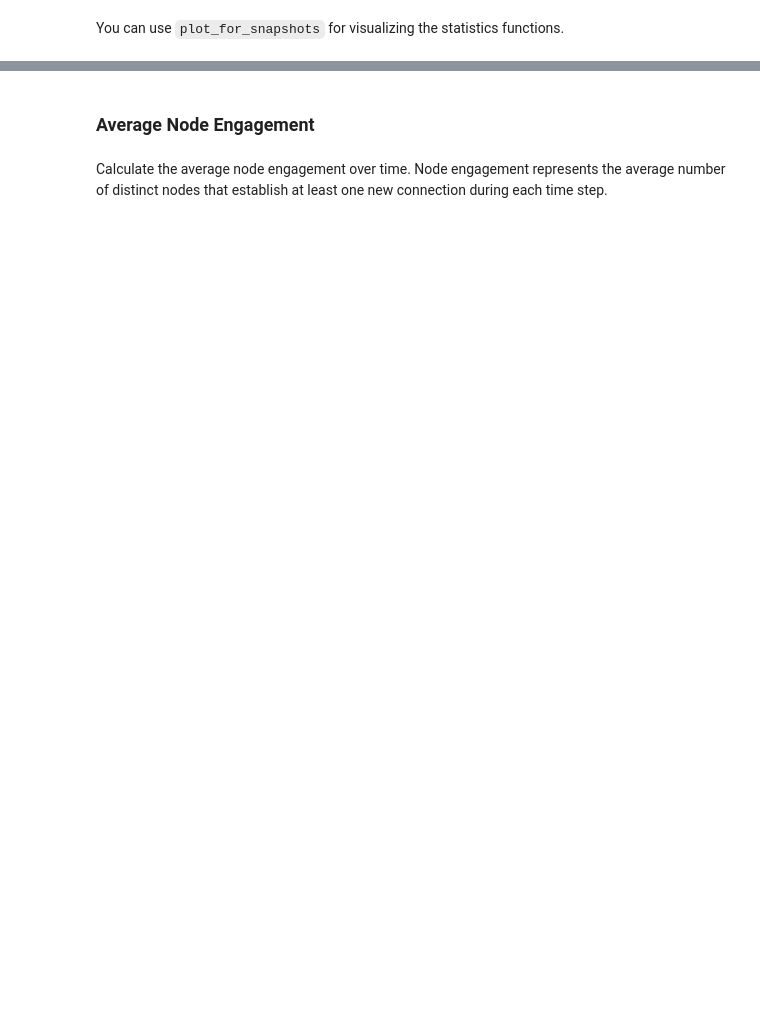
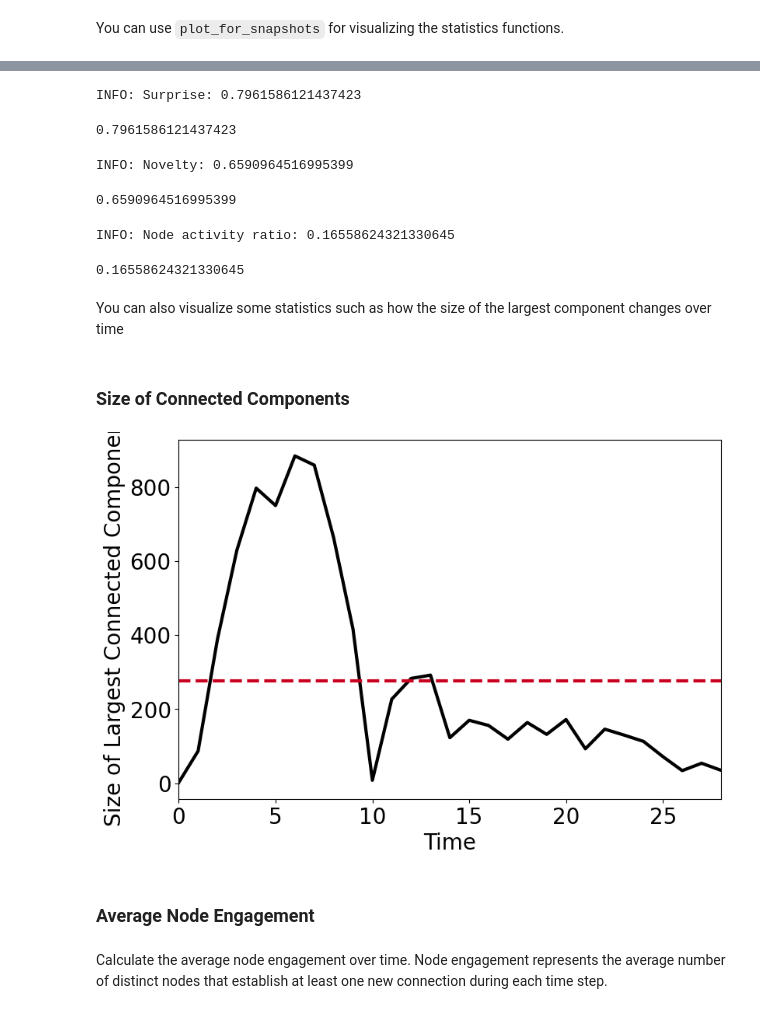
Before and after one commit to ComplexData-MILA/TGX, a Jupyter notebook: docs/tutorials/data_viz_stats.ipynb, the cells around one changed output, grey strips where cells are left out. Saved outputs shown, nothing was run; the diff lists cells and outputs as text; code cells hidden in the pictures; blank space fills up the shorter version.

```diff
--- a/docs/tutorials/data_viz_stats.ipynb
+++ b/docs/tutorials/data_viz_stats.ipynb
@@ -150,3 +187,29 @@
+# %%
+tgx.get_surprise(ctdg, test_ratio=test_ratio)
+# %% [output]
+INFO: Surprise: 0.7961586121437423
+0.7961586121437423
+# %%
+tgx.get_novelty(dtdg)
+# %% [output]
+INFO: Novelty: 0.6590964516995399
+0.6590964516995399
+# %%
+tgx.get_avg_node_activity(dtdg)
+# %% [output]
+INFO: Node activity ratio: 0.16558624321330645
+0.16558624321330645
+# %% [markdown]
+You can also visualize some statistics such as how the size of the largest component changes over time
+# %% [markdown]
+### Size of Connected Components
+# %%
+component_sizes = tgx.size_connected_components(dtdg)
+largest_component_sizes = [max(inner_list) if inner_list else 0 for inner_list in component_sizes]
+filename = f"{dataset.name}_largest_connected_component_size"
+plot_for_snapshots(largest_component_sizes, y_title="Size of Largest Connected Component", filename="./"+filename)
+# %% [output]
+[figure, added]
 # %% [markdown]
 ### Average Node Engagement
 # %% [markdown]
```
Also changed, not shown: parts of 38 cells of this notebook, 1 other file.
